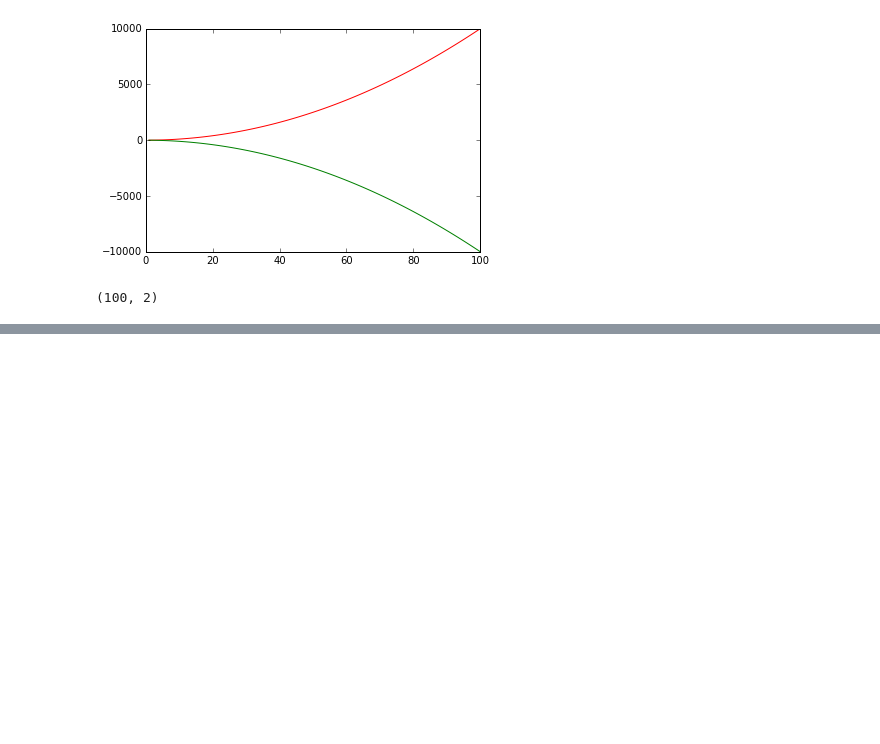
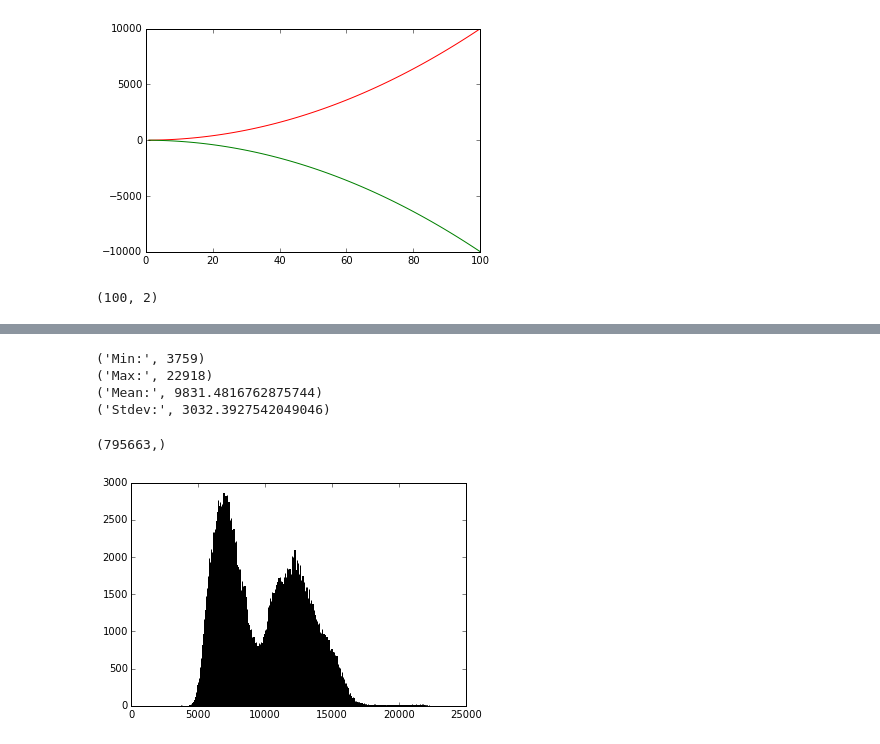
Before and after one commit to betsyhern/2017-05-30-AMNH-CCA, a Jupyter notebook: python_practice/PythonPractice.ipynb, the cells around one changed output, grey strips where cells are left out. Drawn from its saved outputs; the diff is of its cells as text; code cells hidden in the pictures; blank space fills up the shorter version.

```diff
--- a/python_practice/PythonPractice.ipynb
+++ b/python_practice/PythonPractice.ipynb
@@ -341,0 +364,19 @@ x_squared.shape
+# %%
+## SECOND STEP:  MANIPULATE DATA - e.g. DERIVE OTHER QUANTITY
+print('Min:', np.min(image_data))
+print('Max:', np.max(image_data))
+print('Mean:', np.mean(image_data))
+print('Stdev:', np.std(image_data))
+# %% [output]
+('Min:', 3759)
+('Max:', 22918)
+('Mean:', 9831.4816762875744)
+('Stdev:', 3032.3927542049046)
+# %%
+## THIRD STEP - VISUALIZE QUANTITY / PLOTTING
+print(image_data.flatten().shape)
+NBINS = 1000
+histogram = plt.hist(image_data.flatten(), NBINS)
+# %% [output]
+(795663,)
+[figure, added]
```
Also changed, not shown: parts of 5 cells of this notebook.
